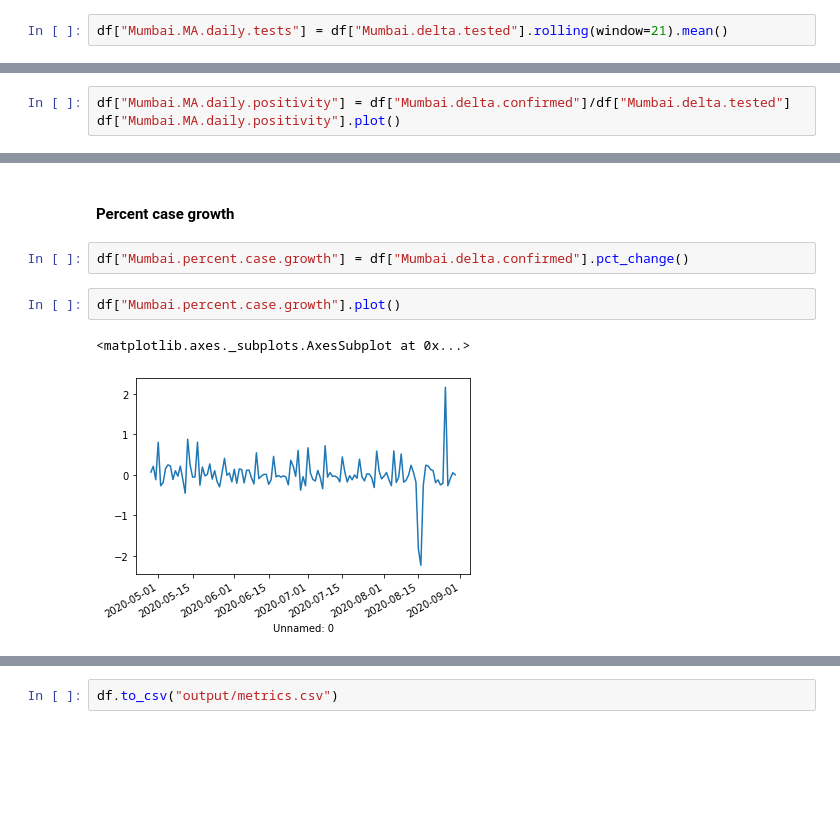
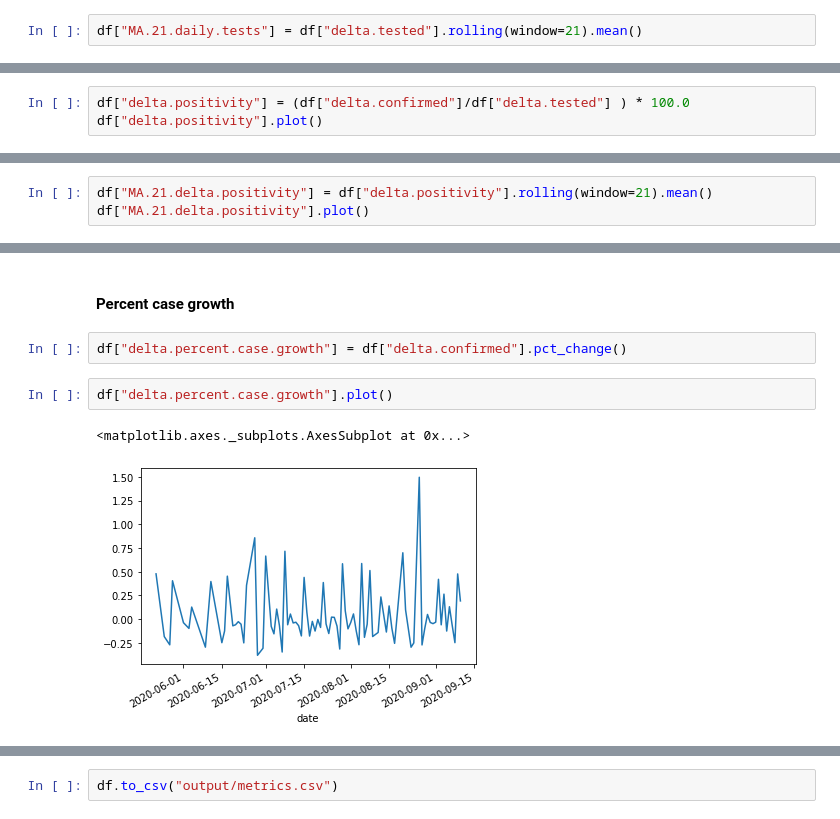
Before and after one commit to swb-ief/etl-pipeline, a Jupyter notebook: data_pipeline/Calculate metrics.ipynb, the cells around one changed output, grey strips where cells are left out. Cells and saved outputs as stored; diff of their text form; blank space fills up the shorter version.

```diff
--- a/data_pipeline/Calculate metrics.ipynb
+++ b/data_pipeline/Calculate metrics.ipynb
@@ -82,5 +122,5 @@ df.tail()
 # %% [markdown]
 #### MA of daily tests
 # %%
-df["Mumbai.MA.daily.tests"] = df["Mumbai.delta.tested"].rolling(window=21).mean()
+df["MA.21.daily.tests"] = df["delta.tested"].rolling(window=21).mean()
 # %%
@@ -93,7 +133,7 @@ df["Mumbai.MA.daily.tests"].plot()
 
 We find daily positivity by dividing daily confirmed cases by the number of tests
 # %%
-df["Mumbai.MA.daily.positivity"] = df["Mumbai.delta.confirmed"]/df["Mumbai.delta.tested"]
-df["Mumbai.MA.daily.positivity"].plot()
+df["delta.positivity"] = (df["delta.confirmed"]/df["delta.tested"] ) * 100.0
+df["delta.positivity"].plot()
 # %% [output]
 <matplotlib.axes._subplots.AxesSubplot at 0x...>
@@ -100,0 +141,3 @@ df["Mumbai.MA.daily.positivity"].plot()
+# %%
+df["MA.21.delta.positivity"] = df["delta.positivity"].rolling(window=21).mean()
+df["MA.21.delta.positivity"].plot()
@@ -101,9 +147,9 @@ df["Mumbai.MA.daily.positivity"].plot()
 # %% [markdown]
 #### Percent case growth
 # %%
-df["Mumbai.percent.case.growth"] = df["Mumbai.delta.confirmed"].pct_change()
+df["delta.percent.case.growth"] = df["delta.confirmed"].pct_change()
 # %%
-df["Mumbai.percent.case.growth"].plot()
+df["delta.percent.case.growth"].plot()
 # %% [output]
 <matplotlib.axes._subplots.AxesSubplot at 0x...>
-[figure, old version]
+[figure, new version]
```
Also changed, not shown: parts of 50 cells of this notebook, 5 other files.
